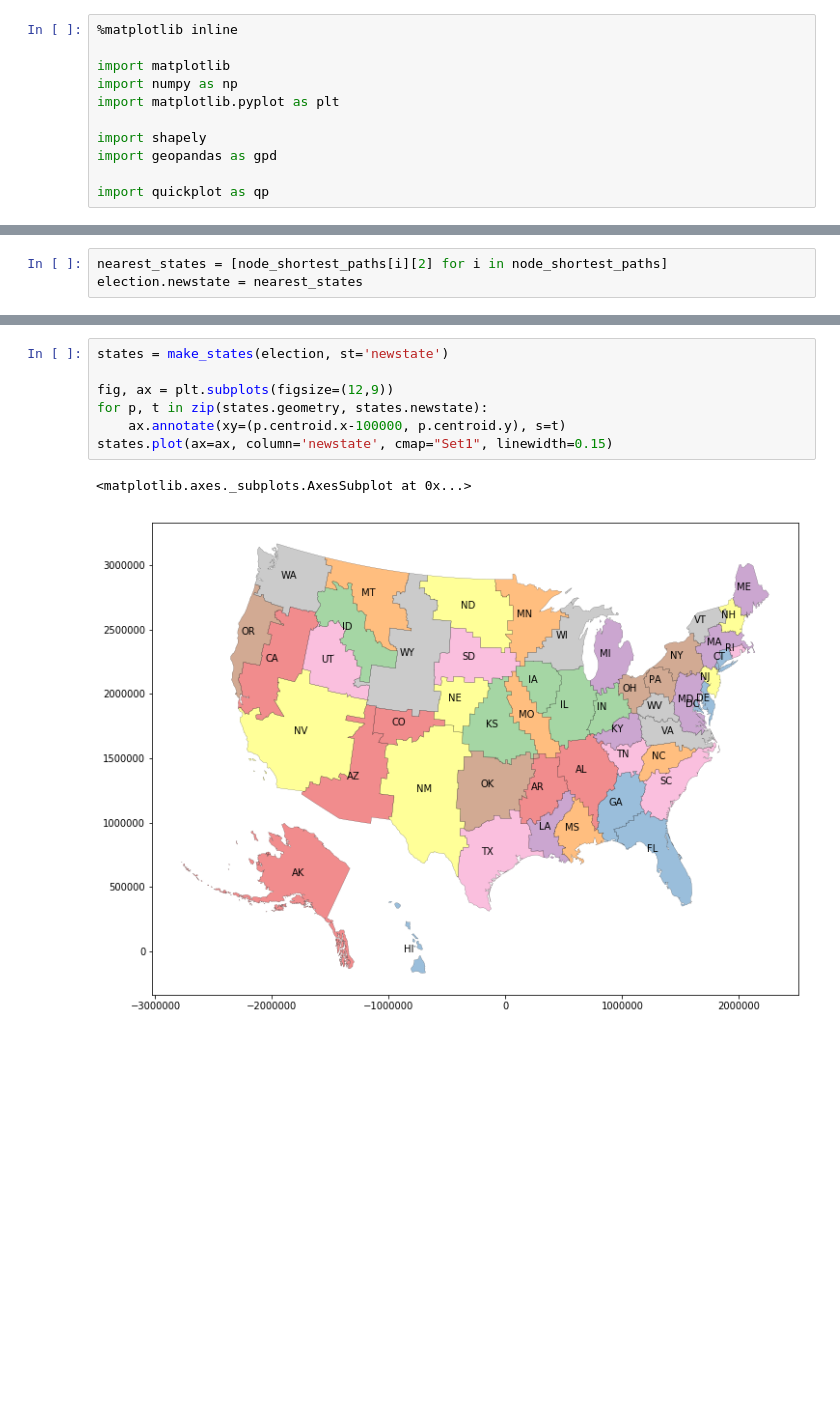
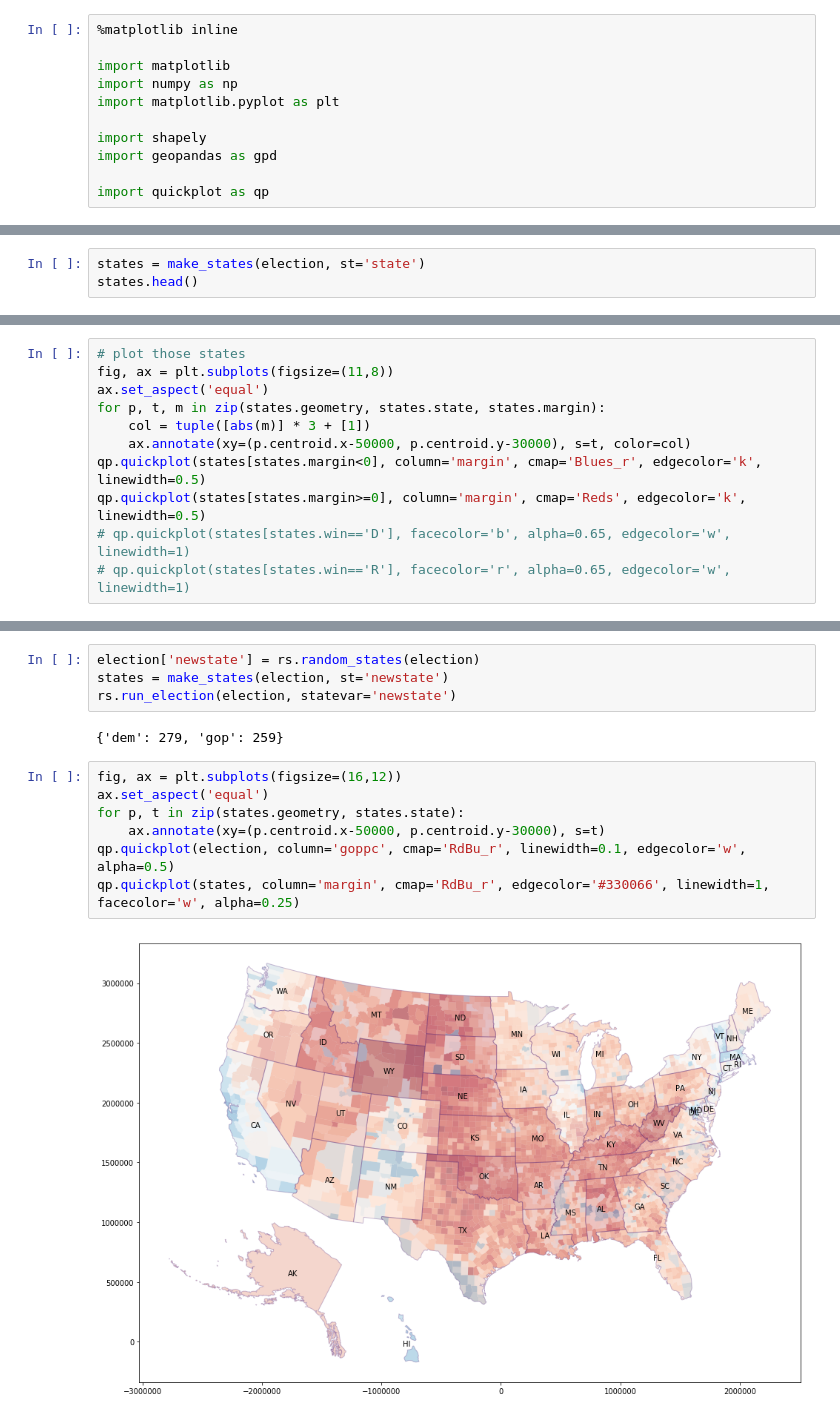
Before and after one commit to data-8/geography-88, a Jupyter notebook: session4/MAUP.ipynb, the cells around one changed output, grey strips where cells are left out. Saved outputs shown, nothing was run; the diff lists cells and outputs as text; blank space fills up the shorter version.

```diff
--- a/session4/MAUP.ipynb
+++ b/session4/MAUP.ipynb
@@ -83,3 +21,0 @@ for (seed, distances, state_id) in zip(seeds, distances_from_seeds, state_ids):
-# %%
-nearest_states = [node_shortest_paths[i][2] for i in node_shortest_paths]
-election.newstate = nearest_states
@@ -92,3 +52,6 @@ def make_states(c, st='state'):
     st['win'] = 'D'
     st.loc[st.gop > st.dem, 'win'] = 'R'
     return st
+# %%
+states = make_states(election, st='state')
+states.head()
@@ -94,0 +65,11 @@ def make_states(c, st='state'):
+# %%
+# plot those states
+fig, ax = plt.subplots(figsize=(11,8))
+ax.set_aspect('equal')
+for p, t, m in zip(states.geometry, states.state, states.margin):
+    col = tuple([abs(m)] * 3 + [1])
+    ax.annotate(xy=(p.centroid.x-50000, p.centroid.y-30000), s=t, color=col)
+qp.quickplot(states[states.margin<0], column='margin', cmap='Blues_r', edgecolor='k', linewidth=0.5)
+qp.quickplot(states[states.margin>=0], column='margin', cmap='Reds', edgecolor='k', linewidth=0.5)
+# qp.quickplot(states[states.win=='D'], facecolor='b', alpha=0.65, edgecolor='w', linewidth=1)
+# qp.quickplot(states[states.win=='R'], facecolor='r', alpha=0.65, edgecolor='w', linewidth=1)
@@ -95,10 +80,15 @@ def make_states(c, st='state'):
+# %%
+election['newstate'] = rs.random_states(election)
+states = make_states(election, st='newstate')
+rs.run_election(election, statevar='newstate')
+# %% [output]
+{'dem': 279, 'gop': 259}
 # %%
-states = make_states(election, st='newstate')
-
-fig, ax = plt.subplots(figsize=(12,9))
-for p, t in zip(states.geometry, states.newstate):
-    ax.annotate(xy=(p.centroid.x-100000, p.centroid.y), s=t)
-states.plot(ax=ax, column='newstate', cmap="Set1", linewidth=0.15)
+fig, ax = plt.subplots(figsize=(16,12))
+ax.set_aspect('equal')
+for p, t in zip(states.geometry, states.state):
+    ax.annotate(xy=(p.centroid.x-50000, p.centroid.y-30000), s=t)
+qp.quickplot(election, column='goppc', cmap='RdBu_r', linewidth=0.1, edgecolor='w', alpha=0.5)
+qp.quickplot(states, column='margin', cmap='RdBu_r', edgecolor='#330066', linewidth=1, facecolor='w', alpha=0.25)
 # %% [output]
-<matplotlib.axes._subplots.AxesSubplot at 0x...>
-[figure, old version]
+[figure, new version]
```
Also changed, not shown: parts of 16 cells of this notebook, 5 other files.
